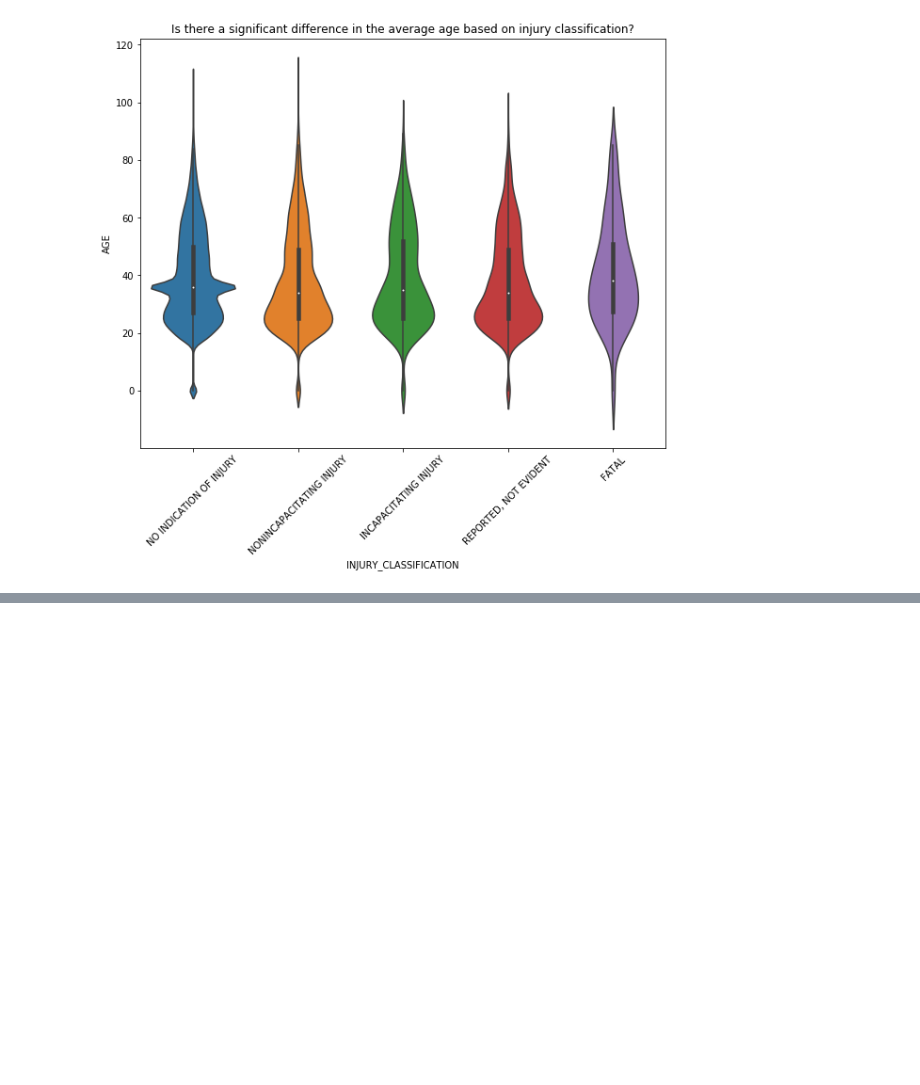
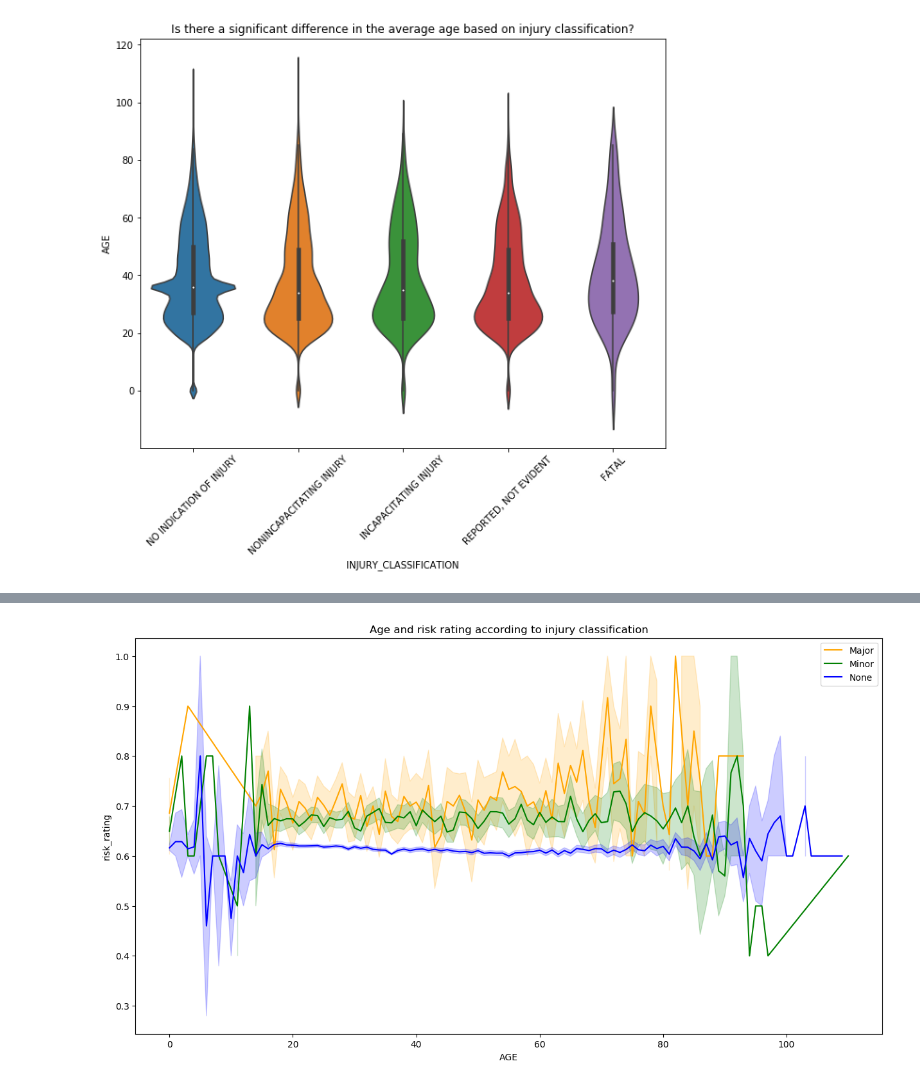
Before and after one commit to jdanielkim/carcrash, a Jupyter notebook: README.ipynb, the cells around one changed output, grey strips where cells are left out. Cells and saved outputs as stored; diff of their text form; code cells hidden in the pictures; blank space fills up the shorter version.

```diff
--- a/README.ipynb
+++ b/README.ipynb
@@ -40,0 +64,4 @@ Is the type of injury independent of the crash type?
+# %%
+Image(filename= "line.png")
+# %% [output]
+[figure, added]
```
Also changed, not shown: parts of 21 cells of this notebook, 4 other files.
